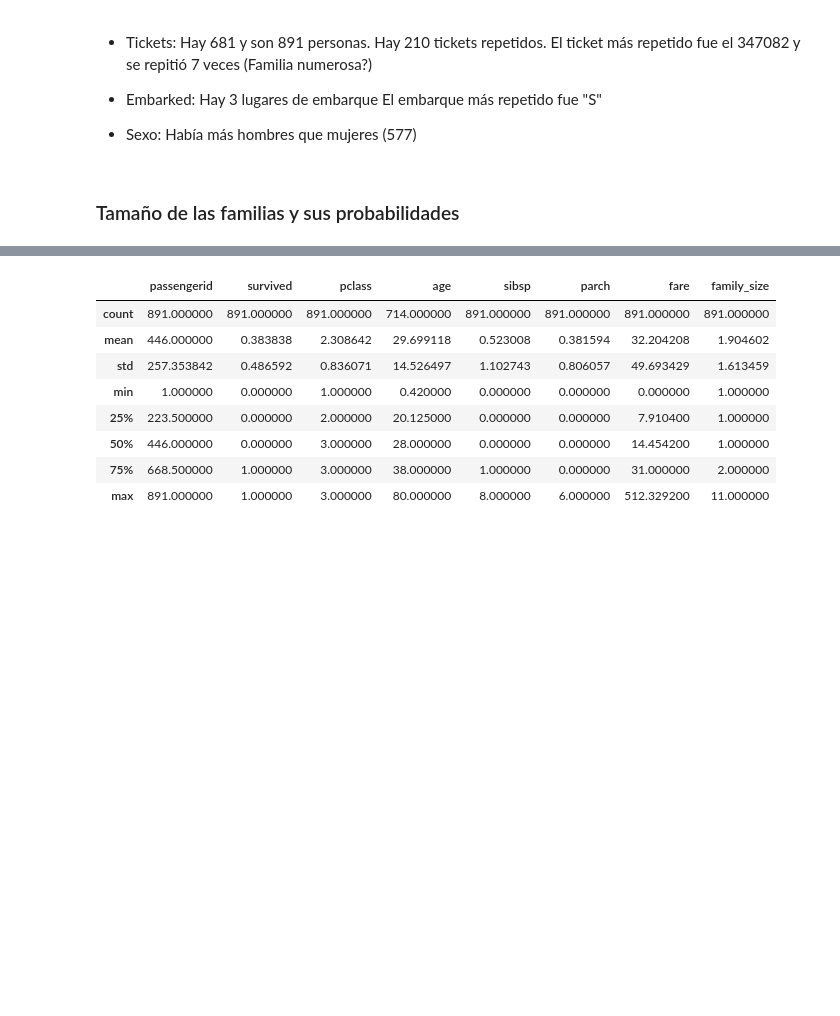
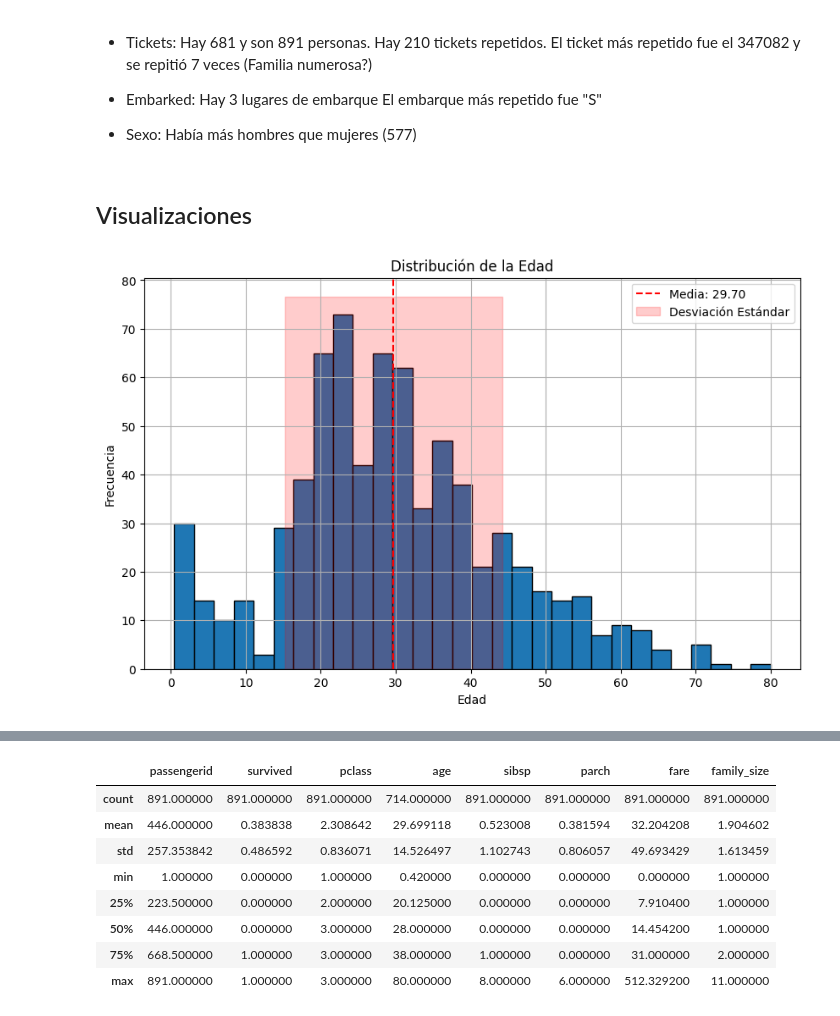
Before and after one commit to Dantelarroy/Titanic-Kaggle-Competition, a Jupyter notebook: notebooks/titanic_eda.ipynb, the cells around one changed output, grey strips where cells are left out. Drawn from its saved outputs; the diff is of its cells as text; code cells hidden in the pictures; blank space fills up the shorter version.

```diff
--- a/notebooks/titanic_eda.ipynb
+++ b/notebooks/titanic_eda.ipynb
@@ -197,5 +181,33 @@ El embarque más repetido fue "S"
 
 - Sexo:
 Había más hombres que mujeres (577)
-# %% [markdown]
-### Tamaño de las familias y sus probabilidades
+# %% [markdown]
+## Visualizaciones
+# %%
+# Histograma de la edad
+plt.figure(figsize=(10, 6))
+plt.hist(df['age'].dropna(), bins=30, edgecolor='k')
+plt.title('Distribución de la Edad')
+plt.xlabel('Edad')
+plt.ylabel('Frecuencia')
+
+# Agregar una línea vertical punteada en la posición de la media
+mean_age = df['age'].mean()
+#desviación estandar
+std_dev_age = df['age'].std()
+
+plt.axvline(mean_age, color='r', linestyle='--', label=f'Media: {mean_age:.2f}')
+# Agregar bandas de desviación estándar
+plt.fill_betweenx(
+    [0, plt.ylim()[1]],
+    mean_age - std_dev_age,
+    mean_age + std_dev_age,
+    color='r',
+    alpha=0.2,
+    label=f'Desviación Estándar'
+)
+plt.legend()
+plt.grid(True)
+plt.show()
+# %% [output]
+[figure, added]
```
Also changed, not shown: parts of 22 cells of this notebook.
